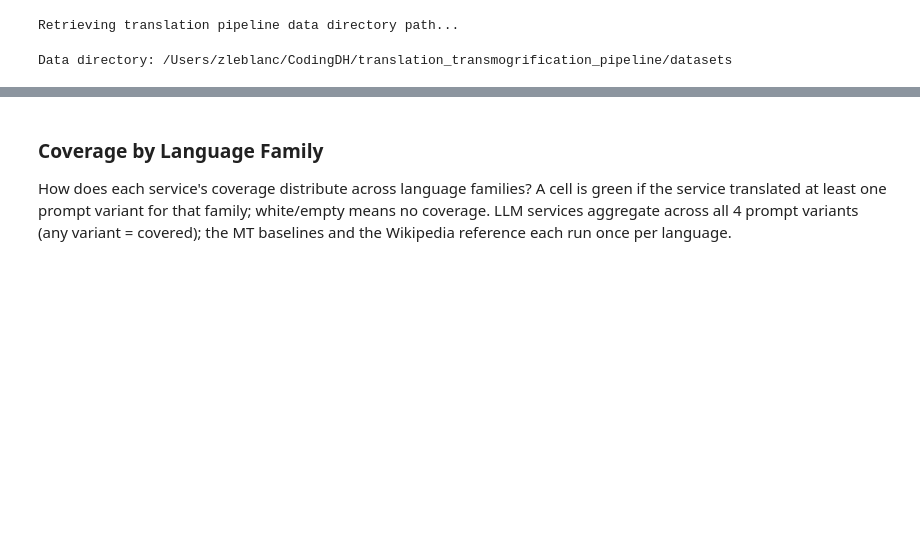
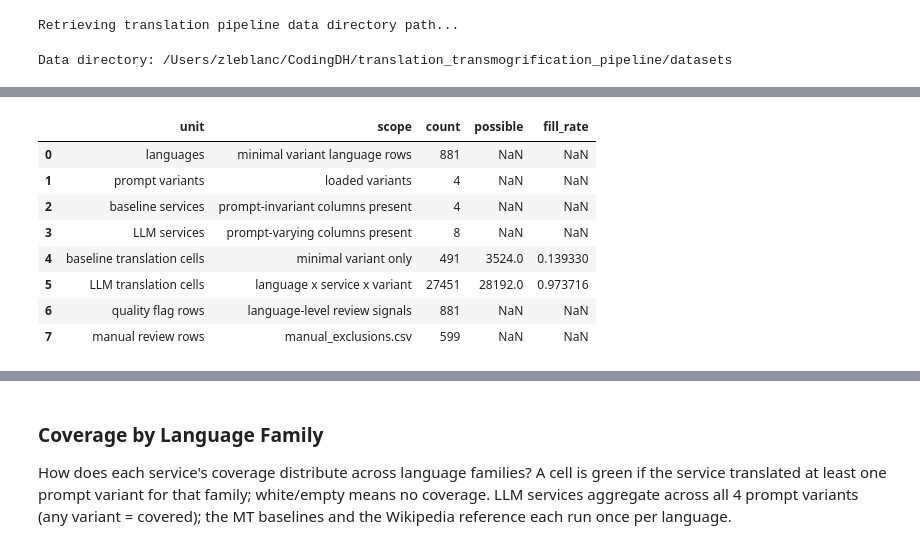
Before and after one commit to CodingDH/translation-transmogrification-pipeline, a Jupyter notebook: notebooks/02_translation_overview.ipynb, the cells around one changed output, grey strips where cells are left out. Saved outputs shown, nothing was run; the diff lists cells and outputs as text; code cells hidden in the pictures; blank space fills up the shorter version.

```diff
--- a/notebooks/02_translation_overview.ipynb
+++ b/notebooks/02_translation_overview.ipynb
@@ -24,13 +34,16 @@ from scripts.exploration.explore_confidence_within_variant import load_variant_d
 
 DATA_DIR = get_data_directory_path()
 TERMS = ["Digital Humanities"]
+TARGET_TERMS = TERMS
 VARIANTS = ["minimal", "fluent_speaker", "github_searcher", "judge"]
 
-SERVICE_COLS = {
+BASELINE_SERVICES = {
     "Wikipedia": "wikipedia_translated_term",
     "Google Translate": "gt_translated_term",
     "EasyNMT": "enmt_translated_term",
     "Lingvanex": "lingvanex_translated_term",
+}
+LLM_SERVICES = {
     "OpenAI":   "openai_translated_term",
     "Claude":   "claude_translated_term",
     "Gemini":   "gemini_translated_term",
@@ -40,14 +53,13 @@ SERVICE_COLS = {
     "Qwen":     "qwen_translated_term",
     "Mistral":  "mistral_translated_term",
 }
+SERVICE_COLS = {**BASELINE_SERVICES, **LLM_SERVICES}
 
 print(f"Data directory: {DATA_DIR}")
 # %% [output]
 Retrieving translation pipeline data directory path...
 Data directory: /Users/zleblanc/CodingDH/translation_transmogrification_pipeline/datasets
 # %%
-TARGET_TERMS = ["Digital Humanities"]
-
 def load_all_variants(data_dir, term, variants=VARIANTS):
     """Merge per-service files for all variants into one concatenated DataFrame."""
     dfs = []
@@ -58,22 +70,67 @@ def load_all_variants(data_dir, term, variants=VARIANTS):
             df["term_source_query"] = term
             dfs.append(df)
         else:
-            print(f"  ⚠ No data for variant: {variant}")
+            print(f"  No data for variant: {variant}")
     return pd.concat(dfs, ignore_index=True) if dfs else pd.DataFrame()
 
 all_dfs = {term: load_all_variants(DATA_DIR, term) for term in TARGET_TERMS}
 for term, df in all_dfs.items():
-    print(f"{term}: {len(df)} rows across {df['prompt_variant'].nunique()} variants")
+    print(f"{term}: {len(df):,} rows across {df['prompt_variant'].nunique()} variants")
 
-all_terms_df = all_dfs[TARGET_TERMS[0]]
+term = TARGET_TERMS[0]
+term_slug = term.lower().replace(" ", "_")
+all_terms_df = all_dfs[term]
+ref = all_terms_df[all_terms_df["prompt_variant"] == VARIANTS[0]].copy()
+n_lang = ref["language_code"].nunique()
 
-# Total translations before any exclusions
-# Use minimal variant so baseline columns are not counted 4x (identical across variants)
-_ref        = all_terms_df[all_terms_df["prompt_variant"] == VARIANTS[0]]
-trans_cols = [c for c in all_terms_df.columns if c.endswith("_translated_term")]
-n_lang     = _ref["language_code"].nunique()
-n_svc      = len(trans_cols)
-n_present  = int(sum(_ref[c].notna().sum() for c in trans_cols))
-n_possible = n_lang * n_svc
-print(f"Total translations before exclusions: {n_present:,} / {n_possible:,} possible ",f"({n_lang} languages × {n_svc} services, {n_present / n_possible * 100:.1f}% filled)")
+baseline_cols = {s: c for s, c in BASELINE_SERVICES.items() if c in ref.columns}
+llm_cols = {s: c for s, c in LLM_SERVICES.items() if c in all_terms_df.columns}
+
+baseline_possible = n_lang * len(baseline_cols)
+baseline_present = int(sum(ref[col].notna().sum() for col in baseline_cols.values()))
+
+llm_possible = 0
+llm_present = 0
+llm_variant_rows = []
+for variant in VARIANTS:
+    vdf = all_terms_df[all_terms_df["prompt_variant"] == variant]
+    v_lang = vdf["language_code"].nunique()
+    v_possible = v_lang * len(llm_cols)
+    v_present = int(sum(vdf[col].notna().sum() for col in llm_cols.values()))
+    llm_possible += v_possible
+    llm_present += v_present
+    llm_variant_rows.append({
+        "variant": variant,
+        "languages": v_lang,
+        "llm_translation_cells_filled": v_present,
+        "llm_translation_cells_possible": v_possible,
+        "fill_rate": v_present / v_possible if v_possible else 0,
+    })
+
+inventory_rows = [
+    {"unit": "languages", "scope": "minimal variant language rows", "count": n_lang},
+    {"unit": "prompt variants", "scope": "loaded variants", "count": all_terms_df["prompt_variant"].nunique()},
+    {"unit": "baseline services", "scope": "prompt-invariant columns present", "count": len(baseline_cols)},
+    {"unit": "LLM services", "scope": "prompt-varying columns present", "count": len(llm_cols)},
+    {"unit": "baseline translation cells", "scope": "minimal variant only", "count": baseline_present, "possible": baseline_possible, "fill_rate": baseline_present / baseline_possible if baseline_possible else 0},
+    {"unit": "LLM translation cells", "scope": "language x service x variant", "count": llm_present, "possible": llm_possible, "fill_rate": llm_present / llm_possible if llm_possible else 0},
+]
+
+eval_dir = os.path.join(DATA_DIR, "translated_terms", term_slug, "evaluation")
+flags_path = os.path.join(eval_dir, "quality_flags.csv")
+manual_path = os.path.join(eval_dir, "manual_exclusions.csv")
+if os.path.exists(flags_path):
+    _qf_rows = len(pd.read_csv(flags_path, converters={"language_code": str}))
+    inventory_rows.append({"unit": "quality flag rows", "scope": "language-level review signals", "count": _qf_rows})
+if os.path.exists(manual_path):
+    _manual_rows = len(pd.read_csv(manual_path, dtype=str).fillna(""))
+    inventory_rows.append({"unit": "manual review rows", "scope": "manual_exclusions.csv", "count": _manual_rows})
+
+inventory_df = pd.DataFrame(inventory_rows)
+print("Data inventory and denominators:")
+display(inventory_df)
+
+llm_variant_df = pd.DataFrame(llm_variant_rows)
+print("LLM coverage denominator by prompt variant:")
+display(llm_variant_df)
 # %% [output]
@@ -81,0 +139,9 @@ Total translations before exclusions: 7,241 / 10,572 possible  (881 languages ×
+|  | unit | scope | count | possible | fill_rate |
+| 0 | languages | minimal variant language rows | 881 | NaN | NaN |
+| 1 | prompt variants | loaded variants | 4 | NaN | NaN |
+| 2 | baseline services | prompt-invariant columns present | 4 | NaN | NaN |
+| 3 | LLM services | prompt-varying columns present | 8 | NaN | NaN |
+| 4 | baseline translation cells | minimal variant only | 491 | 3524.0 | 0.139330 |
+| 5 | LLM translation cells | language x service x variant | 27451 | 28192.0 | 0.973716 |
+| 6 | quality flag rows | language-level review signals | 881 | NaN | NaN |
+| 7 | manual review rows | manual_exclusions.csv | 599 | NaN | NaN |
```
Also changed, not shown: parts of 17 cells of this notebook, 5 other files.
